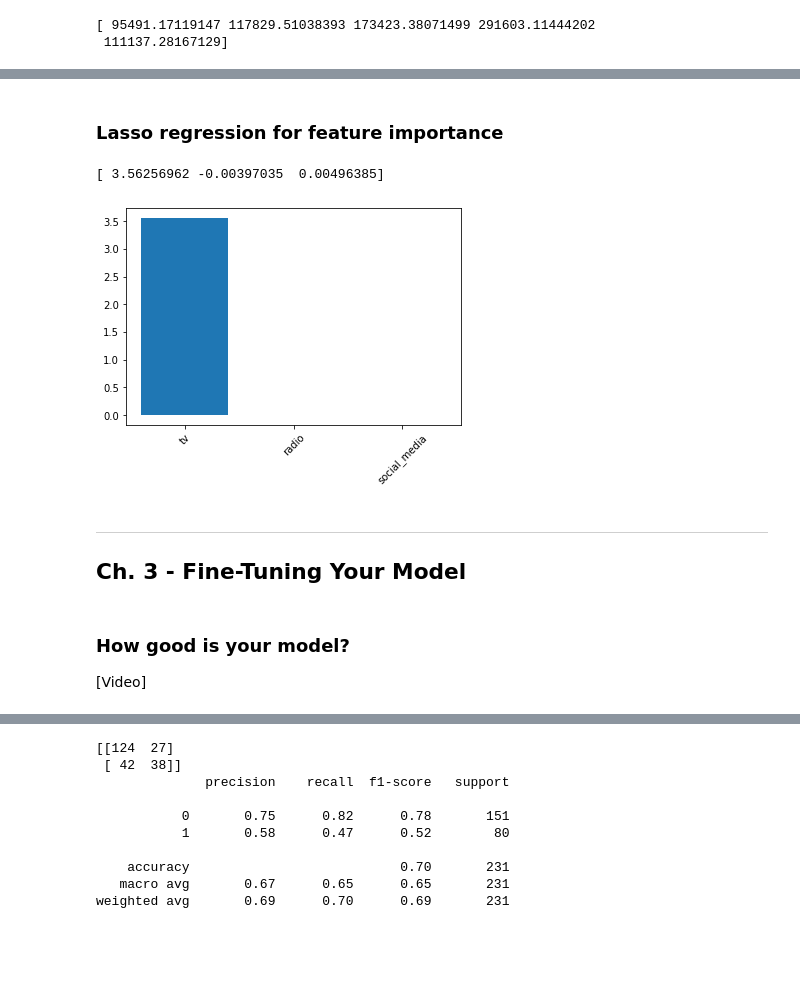
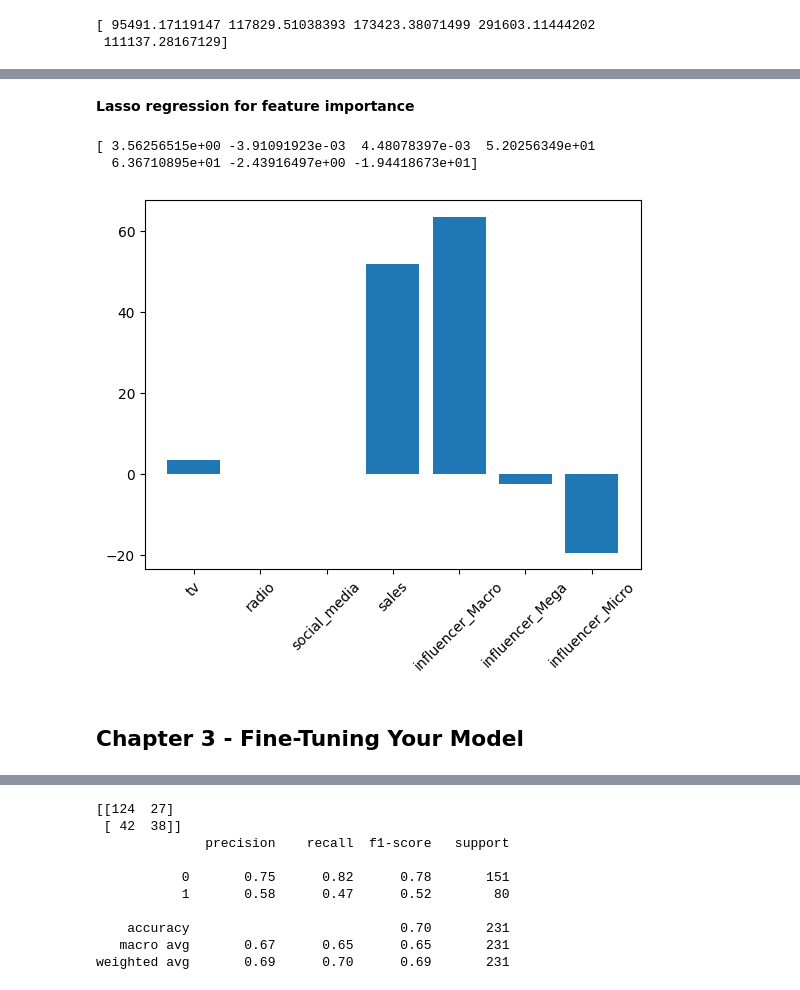
Before and after one commit to yeisonmontoya1815/Course-Machine-Learning-Python, a Jupyter notebook: 12. Supervised Learning with scikit-learn/supervised_learning_with_scikit-learn.ipynb, the cells around one changed output, grey strips where cells are left out. Saved outputs shown, nothing was run; the diff lists cells and outputs as text; code cells hidden in the pictures; blank space fills up the shorter version.

```diff
--- a/12. Supervised Learning with scikit-learn/supervised_learning_with_scikit-learn.ipynb
+++ b/12. Supervised Learning with scikit-learn/supervised_learning_with_scikit-learn.ipynb
@@ -516,32 +336,44 @@ print(ridge_scores)
 # %% [markdown]
-### Lasso regression for feature importance
+**Lasso regression for feature importance**
 # %%
 sales_columns = ["tv", "radio", "social_media"]
 # %%
-# Import Lasso
+import pandas as pd
+from sklearn.model_selection import train_test_split
 from sklearn.linear_model import Lasso
+from sklearn.preprocessing import OneHotEncoder
+import matplotlib.pyplot as plt
+
+# Read data from CSV file
+file_path = 'advertising_and_sales_clean.csv'
+sales_df = pd.read_csv(file_path)
+
+
+# One-hot encode the 'influencer' column
+sales_df_encoded = pd.get_dummies(sales_df, columns=['influencer'])
+
+# Create X and y arrays
+X = sales_df_encoded.drop("sales", axis=1).values
+y = sales_df_encoded["sales"].values
 
 # Instantiate a lasso regression model
-lasso = Lasso(alpha = 0.3)
+lasso = Lasso(alpha=0.3)
 
 # Fit the model to the data
 lasso.fit(X, y)
 
 # Compute and print the coefficients
-lasso_coef = lasso.fit(X, y).coef_
+lasso_coef = lasso.coef_
 print(lasso_coef)
-plt.bar(sales_columns, lasso_coef)
+
+# Plot the coefficients
+plt.bar(sales_df_encoded.columns[:-1], lasso_coef)
 plt.xticks(rotation=45)
 plt.show()
 # %% [output]
-[ 3.56256962 -0.00397035  0.00496385]
+[ 3.56256515e+00 -3.91091923e-03  4.48078397e-03  5.20256349e+01
+  6.36710895e+01 -2.43916497e+00 -1.94418673e+01]
-[figure, old version]
+[figure, new version]
 # %% [markdown]
----
-
-## Ch. 3 - Fine-Tuning Your Model
+## Chapter 3 - Fine-Tuning Your Model
-# %% [markdown]
-### How good is your model?
-
-[Video]
 # %%
```
Also changed, not shown: parts of 166 cells of this notebook, 1 other file.
